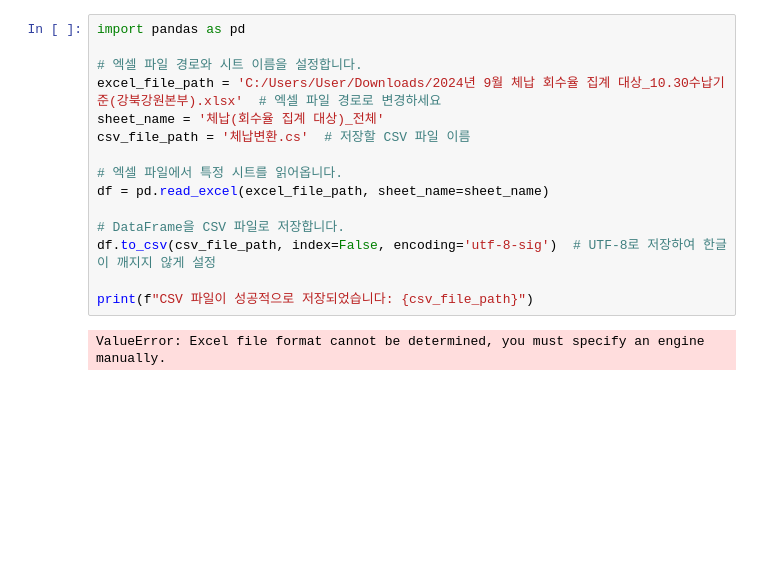
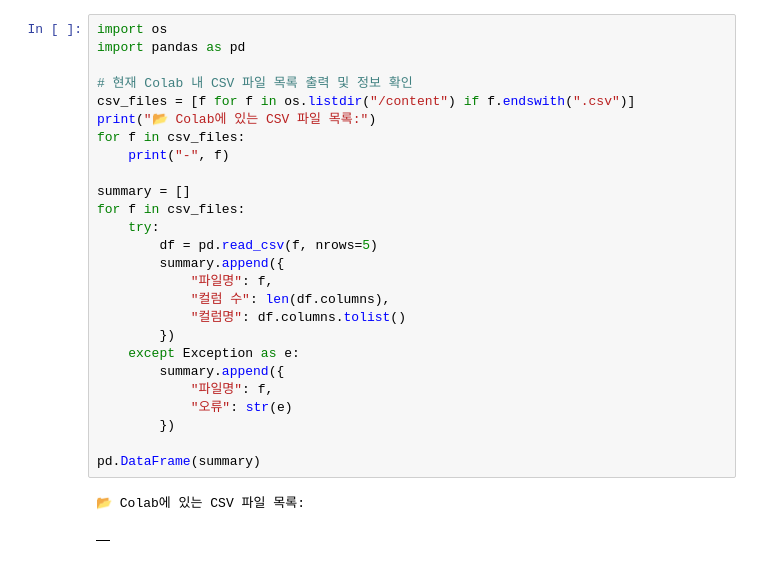
Before and after one commit to heebonpark/ktt, a Jupyter notebook: Untitled5.ipynb, the cells around one changed output. Saved outputs shown, nothing was run; the diff lists cells and outputs as text; blank space fills up the shorter version.

Commit message:
[Colab 자동 업로드] Untitled5.ipynb

```diff
--- a/Untitled5.ipynb
+++ b/Untitled5.ipynb
@@ -1,17 +1,29 @@
-# %%
-import pandas as pd
-
-# 엑셀 파일 경로와 시트 이름을 설정합니다.
-excel_file_path = 'C:/Users/User/Downloads/2024년 9월 체납 회수율 집계 대상_10.30수납기준(강북강원본부).xlsx'  # 엑셀 파일 경로로 변경하세요
-sheet_name = '체납(회수율 집계 대상)_전체'
-csv_file_path = '체납변환.cs'  # 저장할 CSV 파일 이름
-
-# 엑셀 파일에서 특정 시트를 읽어옵니다.
-df = pd.read_excel(excel_file_path, sheet_name=sheet_name)
-
-# DataFrame을 CSV 파일로 저장합니다.
-df.to_csv(csv_file_path, index=False, encoding='utf-8-sig')  # UTF-8로 저장하여 한글이 깨지지 않게 설정
-
-print(f"CSV 파일이 성공적으로 저장되었습니다: {csv_file_path}")
-# %% [output]
-ValueError: Excel file format cannot be determined, you must specify an engine manually.
+# %%
+import os
+import pandas as pd
+
+# 현재 Colab 내 CSV 파일 목록 출력 및 정보 확인
+csv_files = [f for f in os.listdir("/content") if f.endswith(".csv")]
+print("📂 Colab에 있는 CSV 파일 목록:")
+for f in csv_files:
+    print("-", f)
+
+summary = []
+for f in csv_files:
+    try:
+        df = pd.read_csv(f, nrows=5)
+        summary.append({
+            "파일명": f,
+            "컬럼 수": len(df.columns),
+            "컬럼명": df.columns.tolist()
+        })
+    except Exception as e:
+        summary.append({
+            "파일명": f,
+            "오류": str(e)
+        })
+
+pd.DataFrame(summary)
+# %% [output]
+📂 Colab에 있는 CSV 파일 목록:
+|  |
```
Also changed, not shown: parts of 11 cells of this notebook.
